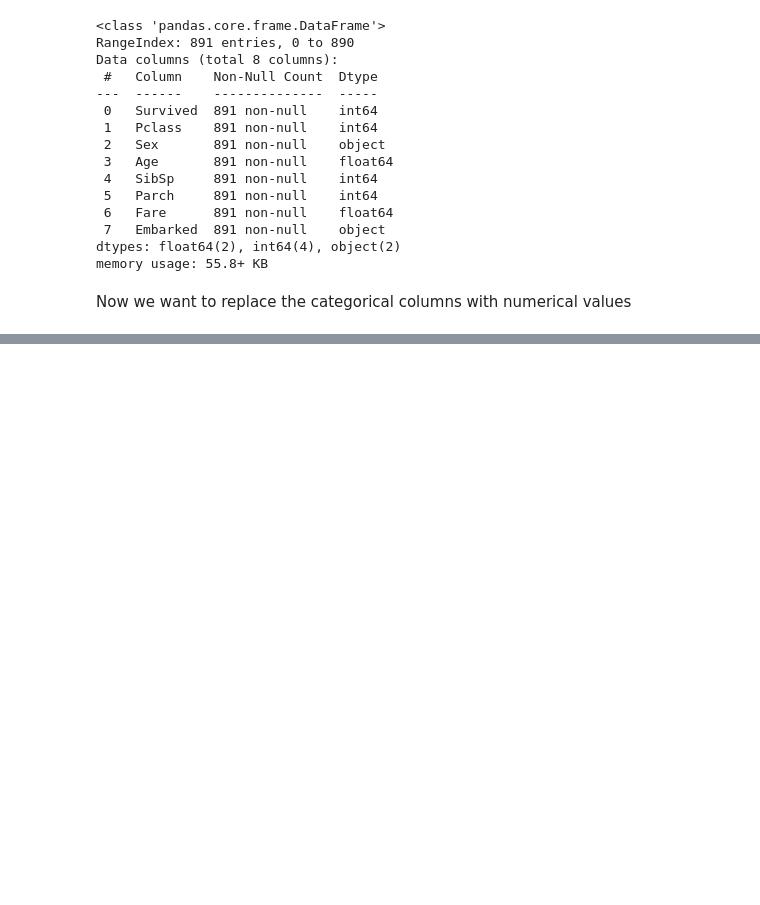
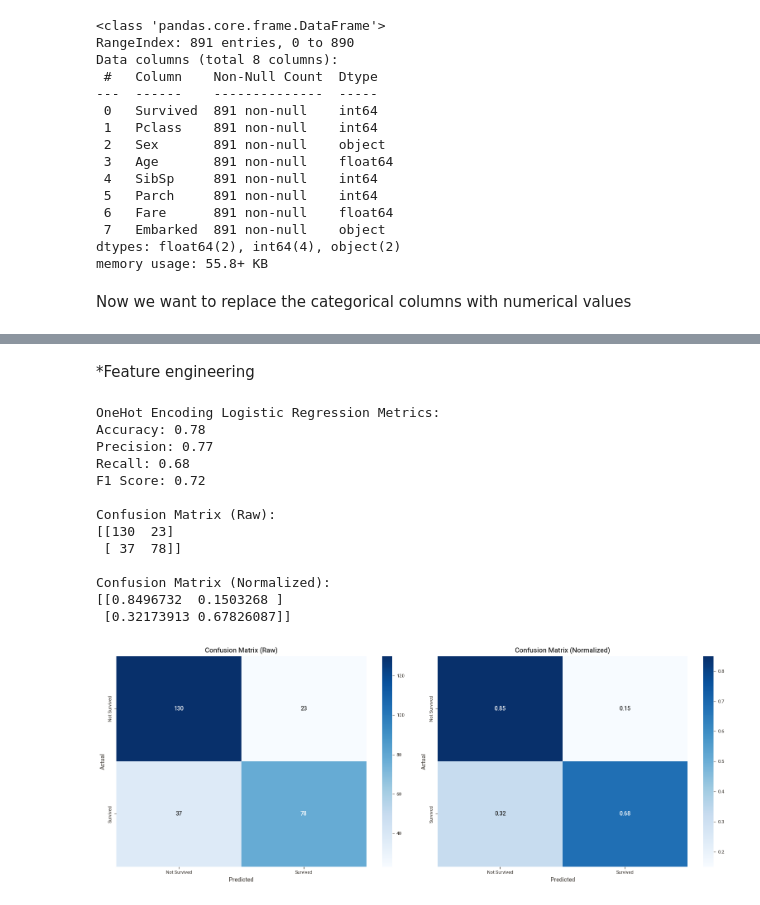
Before and after one commit to keronell/Titanic_ML2, a Jupyter notebook: Titanic.ipynb, the cells around one changed output, grey strips where cells are left out. Saved outputs shown, nothing was run; the diff lists cells and outputs as text; code cells hidden in the pictures; blank space fills up the shorter version.

```diff
--- a/Titanic.ipynb
+++ b/Titanic.ipynb
@@ -504,0 +402,74 @@ OneHot Encoding Accuracy: 77.61%
+# %% [markdown]
+*Feature engineering
+# %%
+from sklearn.metrics import accuracy_score, precision_score, recall_score, f1_score, confusion_matrix
+import seaborn as sns
+import matplotlib.pyplot as plt
+
+# Initialize Logistic Regression
+logreg = LogisticRegression(max_iter=1000, random_state=1)
+
+# Train the model using OneHot encoded data
+logreg.fit(X_train_onehot, t_train_onehot)
+
+# Predict on the validation set
+t_pred_onehot = logreg.predict(X_val_onehot)
+
+# Calculate various metrics
+accuracy = accuracy_score(t_val_onehot, t_pred_onehot)
+precision = precision_score(t_val_onehot, t_pred_onehot)
+recall = recall_score(t_val_onehot, t_pred_onehot)
+f1 = f1_score(t_val_onehot, t_pred_onehot)
+conf_matrix = confusion_matrix(t_val_onehot, t_pred_onehot)
+
+# Normalize the confusion matrix
+conf_matrix_normalized = conf_matrix.astype('float') / conf_matrix.sum(axis=1)[:, np.newaxis]
+
+# Print the results
+print("Results of the Logistic Regression:")
+print(f"Accuracy: {accuracy:.2f}")
+print(f"Precision: {precision:.2f}")
+print(f"Recall: {recall:.2f}")
+print(f"F1 Score: {f1:.2f}")
+
+# Print the confusion matrix
+print("\nConfusion Matrix (Raw):")
+print(conf_matrix)
+
+print("\nConfusion Matrix (Normalized):")
+print(conf_matrix_normalized)
+
+# Visualize the confusion matrices
+plt.figure(figsize=(16, 6))
+
+# Raw Confusion Matrix
+plt.subplot(1, 2, 1)
+sns.heatmap(conf_matrix, annot=True, fmt='d', cmap='Blues', xticklabels=['Not Survived', 'Survived'], yticklabels=['Not Survived', 'Survived'])
+plt.title("Confusion Matrix (Raw)")
+plt.xlabel("Predicted")
+plt.ylabel("Actual")
+
+# Normalized Confusion Matrix
+plt.subplot(1, 2, 2)
+sns.heatmap(conf_matrix_normalized, annot=True, fmt='.2f', cmap='Blues', xticklabels=['Not Survived', 'Survived'], yticklabels=['Not Survived', 'Survived'])
+plt.title("Confusion Matrix (Normalized)")
+plt.xlabel("Predicted")
+plt.ylabel("Actual")
+
+plt.tight_layout()
+plt.show()
+# %% [output]
+OneHot Encoding Logistic Regression Metrics:
+Accuracy: 0.78
+Precision: 0.77
+Recall: 0.68
+F1 Score: 0.72
+
+Confusion Matrix (Raw):
+[[130  23]
+ [ 37  78]]
+
+Confusion Matrix (Normalized):
+[[0.8496732  0.1503268 ]
+ [0.32173913 0.67826087]]
+[figure, added]
```
Also changed, not shown: parts of 13 cells of this notebook, 1 other file.
